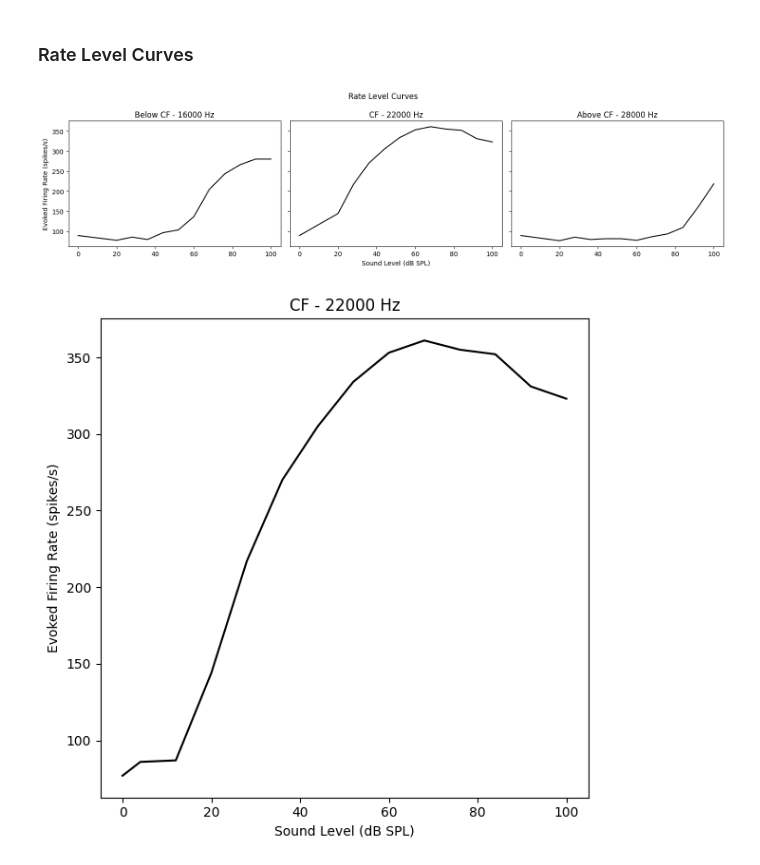
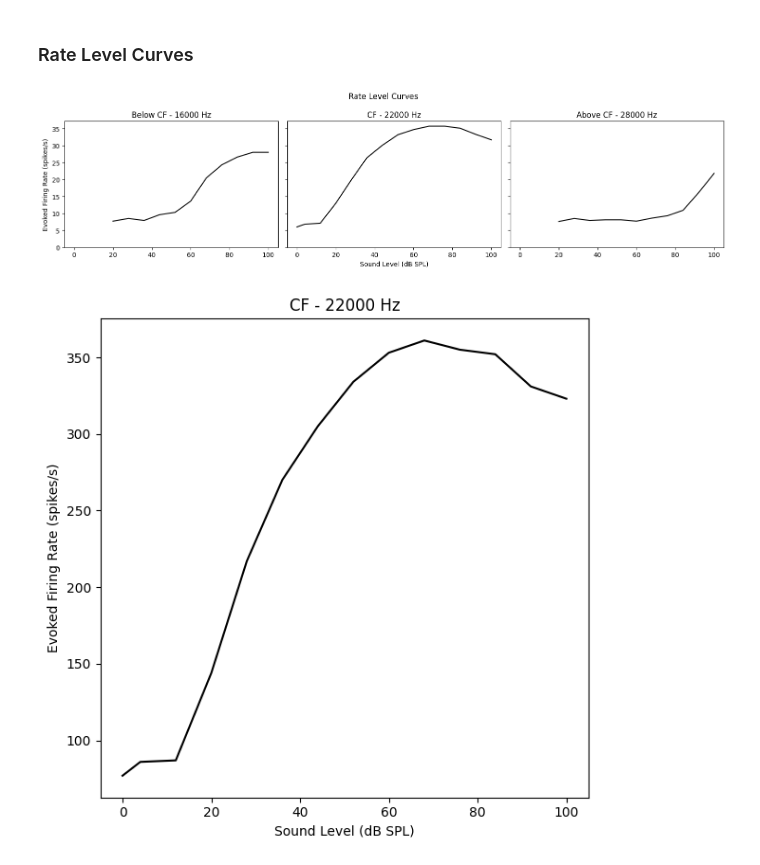
Before and after one commit to kedoxey/DCN_model, a Jupyter notebook: notebooks/SPC_network.ipynb, the cells around one changed output. Drawn from its saved outputs; the diff is of its cells as text; code cells hidden in the pictures.

Commit message:
combine script to run SPC or PCA network, updated figures

```diff
--- a/notebooks/SPC_network.ipynb
+++ b/notebooks/SPC_network.ipynb
@@ -232,7 +232,7 @@ def get_evoked_firing_rates(cell_type, results, response, pyr_ids_per_band=None)
             stim_avg_rates.append(rep_rates)
             stim_cell_ids.append(rep_cell_ids)
 
-        stim_avg_rates = np.average(stim_avg_rates, axis=0)
+        stim_avg_rates = np.average(np.concatenate(stim_avg_rates)/n_reps, axis=0)
 
         avg_rates[(stim.opts['f0'], stim.opts['dbspl'])] = stim_avg_rates
         cell_ids[(stim.opts['f0'], stim.opts['dbspl'])] = stim_cell_ids[0]
@@ -275,9 +276,9 @@ t3_syn_weights = {'sp': 0.00044,
                   'dp': 0.002228}
 
 stimpar = {
-    "dur": 0.3,
-    "pip": 0.1,
-    "start": [0.125],       # equals response start in seconds
-    "baseline": [25, 125],  # baseline duration has to equal response duration
-    "response": [125, 225],
-}
+        "dur": 0.26,
+        "pip": 0.1,
+        "start": [0.125],
+        "baseline": [25, 125],
+        "response": [125, 225]
+        }
@@ -284,8 +323,8 @@ stimpar = {
 # %% [markdown]
 ### Response Map
 # %%
-results_od = pickle.load(open('/data/scrook/dcnmodel_scratch/output/response_maps-single_cell-simple_syns-25fs_11ls-3nreps-III/SPx0.00044_VPx0.0006/25fs_11dbs_22000cf-results_od.pkl', 'rb'))
-data_norm = pickle.load(open('/data/scrook/dcnmodel_scratch/output/response_maps-single_cell-simple_syns-25fs_11ls-3nreps-III/SPx0.00044_VPx0.0006/DATA-25fs_11dbs_22000cf-response_map-norm.pkl', 'rb'))
+results_od = pickle.load(open('/data/scrook/dcnmodel_scratch/output/SPC-22kHz-III-response_map/1cfs-25fs_11ls-10nreps/NORMAL/SPx0.00044_VPx0.0006_DPx0.002228-HFx1.0/results_od.pkl', 'rb'))
+data_norm = pickle.load(open('/data/scrook/dcnmodel_scratch/output/SPC-22kHz-III-response_map/1cfs-25fs_11ls-10nreps/NORMAL/SPx0.00044_VPx0.0006_DPx0.002228-HFx1.0/DATA-25fs_11dbs_22000cf-response_map-norm.pkl', 'rb'))
 # %%
 freqs = data_norm['freqs']
 freqs_log = data_norm['freqs_log']
@@ -355,13 +562,11 @@ spont_rate_below_cf = get_spontaneous_firing_rates('pyramidal', results_od_below
 data_norm_below_cf = pickle.load(open('/data/scrook/dcnmodel_scratch/output/rate_level-22kHZ_single_cell-simple_syns-16000Hz_11ls-10nreps-III/SPx0.00044_VPx0.0006_DPx0.002228/DATA-1fs_11dbs_22000cf-rate_level_curve.pkl', 'rb'))
 freq_below_cf = data_norm_below_cf['freqs'][0]
 levels_below_cf = data_norm_below_cf['levels']
-levels_below_cf.insert(0,0)
-rates_below_cf = {**{(freq_below_cf, 0): spont_rate_below_cf}, **rates_below_cf}
 
-results_od_cf = pickle.load(open('/data/scrook/dcnmodel_scratch/output/rate_level-22kHZ_single_cell-simple_syns-22000Hz_14ls-10nreps-III-hf/SPx0.00044_VPx0.0006_DPx0.002228/1fs_14dbs_22000cf-results_od.pkl', 'rb'))
+results_od_cf = pickle.load(open('/data/scrook/dcnmodel_scratch/output/rate_level-22kHZ_single_cell-simple_syns-22000Hz_14ls-10nreps-III/SPx0.00044_VPx0.0006_DPx0.002228-HFx1.0/1fs_14dbs_22000cf-results_od.pkl', 'rb'))
 _, rates_cf = get_evoked_firing_rates('pyramidal', results_od_cf, stimpar['response'])
 spont_rate_cf = get_spontaneous_firing_rates('pyramidal', results_od_cf, stimpar['baseline'])
-data_norm_cf = pickle.load(open('/data/scrook/dcnmodel_scratch/output/rate_level-22kHZ_single_cell-simple_syns-22000Hz_14ls-10nreps-III-hf/SPx0.00044_VPx0.0006_DPx0.002228/DATA-1fs_14dbs_22000cf-rate_level_curve.pkl', 'rb'))
+data_norm_cf = pickle.load(open('/data/scrook/dcnmodel_scratch/output/rate_level-22kHZ_single_cell-simple_syns-22000Hz_14ls-10nreps-III/SPx0.00044_VPx0.0006_DPx0.002228-HFx1.0/DATA-1fs_14dbs_22000cf-rate_level_curveE.pkl', 'rb'))
 freq_cf = data_norm_cf['freqs'][0]
 levels_cf = data_norm_cf['levels']
 # levels_cf.insert(0,0)
@@ -373,29 +578,30 @@ spont_rate_above_cf = get_spontaneous_firing_rates('pyramidal', results_od_above
 data_norm_above_cf = pickle.load(open('/data/scrook/dcnmodel_scratch/output/rate_level-22kHZ_single_cell-simple_syns-28000Hz_11ls-10nreps-III/SPx0.00044_VPx0.0006_DPx0.002228/DATA-1fs_11dbs_22000cf-rate_level_curve.pkl', 'rb'))
 freq_above_cf = data_norm_above_cf['freqs'][0]
 levels_above_cf = data_norm_above_cf['levels']
-levels_above_cf.insert(0,0)
-rates_above_cf = {**{(freq_above_cf, 0): spont_rate_above_cf}, **rates_above_cf}
 # %%
 fig, axs = plt.subplots(1,3,figsize=(15,4), sharex=True, sharey=True)
 axs = axs.ravel()
 
 axs[0].plot(levels_below_cf, list(rates_below_cf.values()), color='k')
 axs[0].set_title(f'Below CF - {freq_below_cf} Hz')
 
 axs[1].plot(levels_cf, list(rates_cf.values()), color='k')
 axs[1].set_title(f'CF - {freq_cf} Hz')
 
 axs[2].plot(levels_above_cf, list(rates_above_cf.values()), color='k')
 axs[2].set_title(f'Above CF - {freq_above_cf} Hz')
 
 axs[1].set_xlabel('Sound Level (dB SPL)')
 axs[0].set_ylabel('Evoked Firing Rate (spikes/s)')
 
+for ax in axs:
+    ax.set_ylim(bottom=0)
+
 fig.suptitle('Rate Level Curves')
 
 fig.tight_layout()
 # %% [output]
-[figure, old version]
+[figure, new version]
 # %%
 fig, axs = plt.subplots(1,1,figsize=(6,6), sharex=True, sharey=True)
 
```
Also changed, not shown: parts of 29 cells of this notebook, 40 other files.
